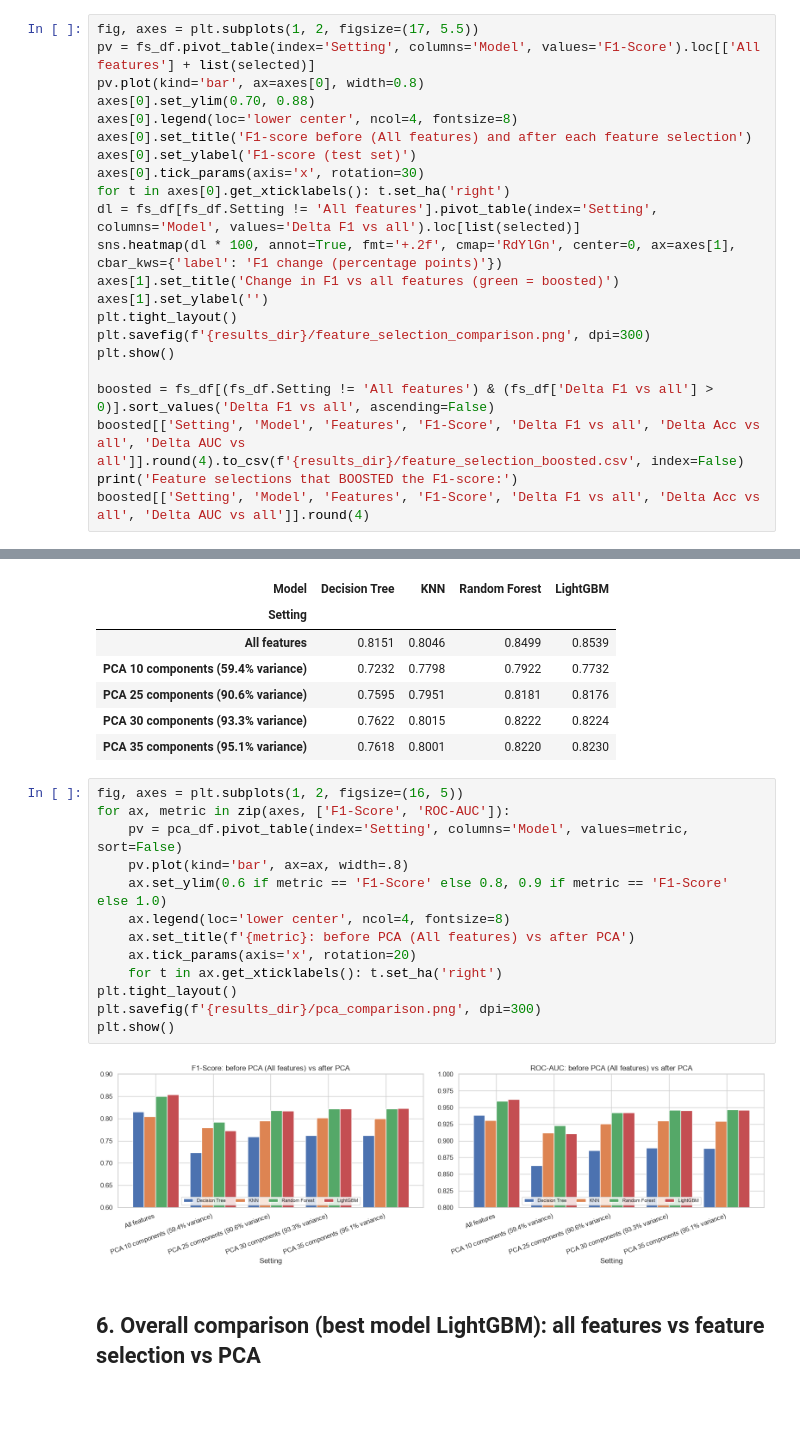
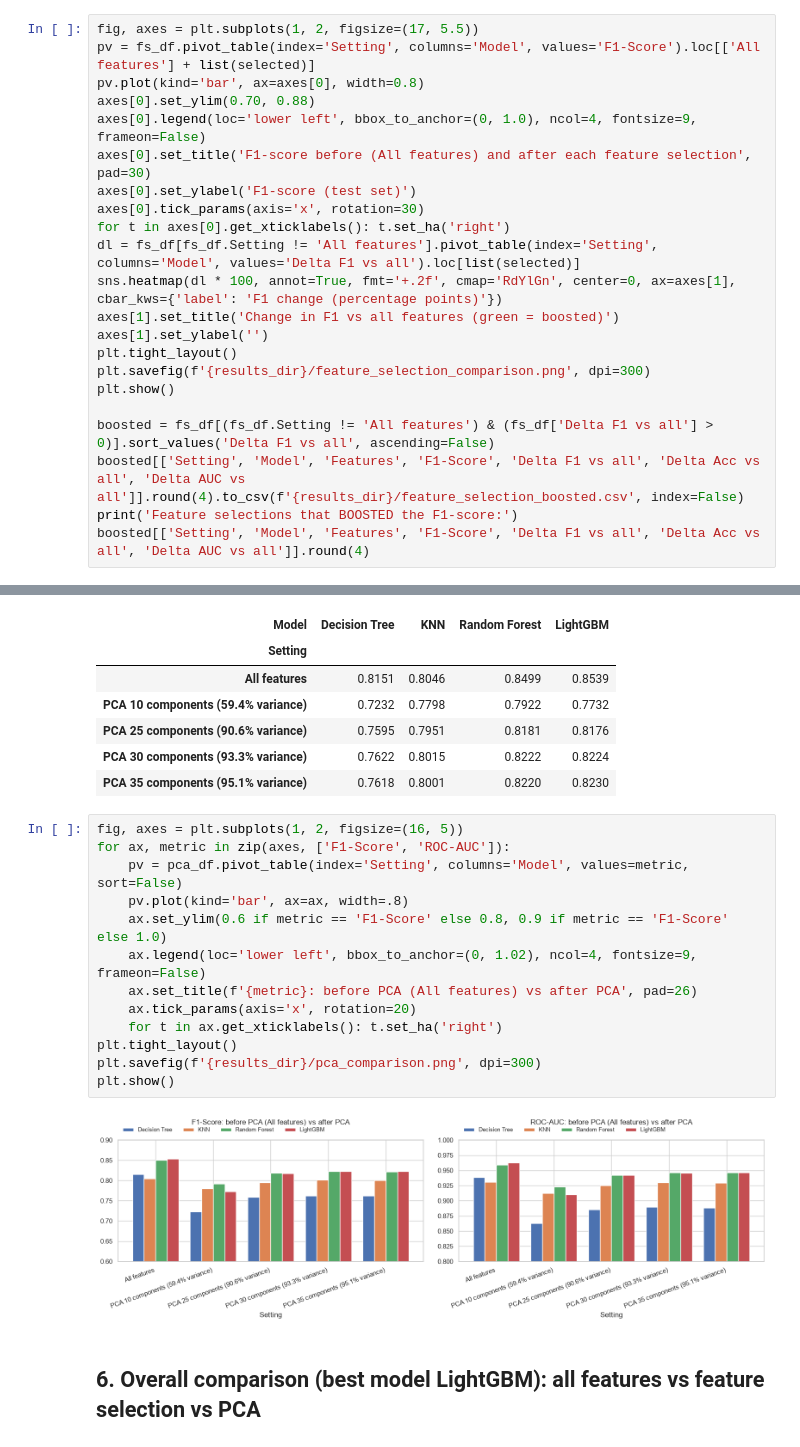
Before and after one commit to aabo5/hotel-booking-cancellation-prediction, a Jupyter notebook: notebooks/09_feature_selection_and_pca.ipynb, the cells around one changed output, grey strips where cells are left out. Saved outputs shown, nothing was run; the diff lists cells and outputs as text; blank space fills up the shorter version.

```diff
--- a/notebooks/09_feature_selection_and_pca.ipynb
+++ b/notebooks/09_feature_selection_and_pca.ipynb
@@ -215,8 +215,8 @@ fig, axes = plt.subplots(1, 2, figsize=(17, 5.5))
 pv = fs_df.pivot_table(index='Setting', columns='Model', values='F1-Score').loc[['All features'] + list(selected)]
 pv.plot(kind='bar', ax=axes[0], width=0.8)
 axes[0].set_ylim(0.70, 0.88)
-axes[0].legend(loc='lower center', ncol=4, fontsize=8)
-axes[0].set_title('F1-score before (All features) and after each feature selection')
+axes[0].legend(loc='lower left', bbox_to_anchor=(0, 1.0), ncol=4, fontsize=9, frameon=False)
+axes[0].set_title('F1-score before (All features) and after each feature selection', pad=30)
 axes[0].set_ylabel('F1-score (test set)')
 axes[0].tick_params(axis='x', rotation=30)
 for t in axes[0].get_xticklabels(): t.set_ha('right')
@@ -342,18 +342,18 @@ pca_df.pivot_table(index='Setting', columns='Model', values='F1-Score', sort=Fal
 # %%
 fig, axes = plt.subplots(1, 2, figsize=(16, 5))
 for ax, metric in zip(axes, ['F1-Score', 'ROC-AUC']):
     pv = pca_df.pivot_table(index='Setting', columns='Model', values=metric, sort=False)
     pv.plot(kind='bar', ax=ax, width=.8)
     ax.set_ylim(0.6 if metric == 'F1-Score' else 0.8, 0.9 if metric == 'F1-Score' else 1.0)
-    ax.legend(loc='lower center', ncol=4, fontsize=8)
-    ax.set_title(f'{metric}: before PCA (All features) vs after PCA')
+    ax.legend(loc='lower left', bbox_to_anchor=(0, 1.02), ncol=4, fontsize=9, frameon=False)
+    ax.set_title(f'{metric}: before PCA (All features) vs after PCA', pad=26)
     ax.tick_params(axis='x', rotation=20)
     for t in ax.get_xticklabels(): t.set_ha('right')
 plt.tight_layout()
 plt.savefig(f'{results_dir}/pca_comparison.png', dpi=300)
 plt.show()
 # %% [output]
-[figure, old version]
+[figure, new version]
 # %% [markdown]
 ## 6. Overall comparison (best model LightGBM): all features vs feature selection vs PCA
 # %%
```
Also changed, not shown: parts of 4 cells of this notebook, 27 other files.
